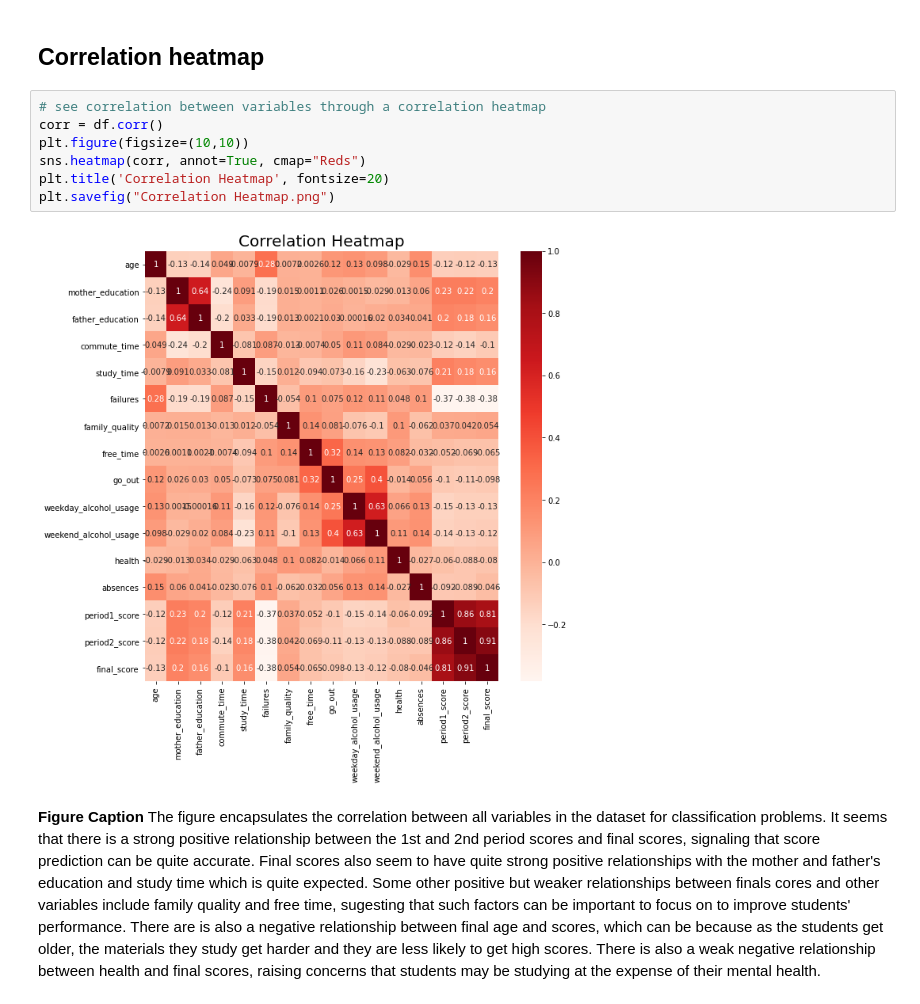
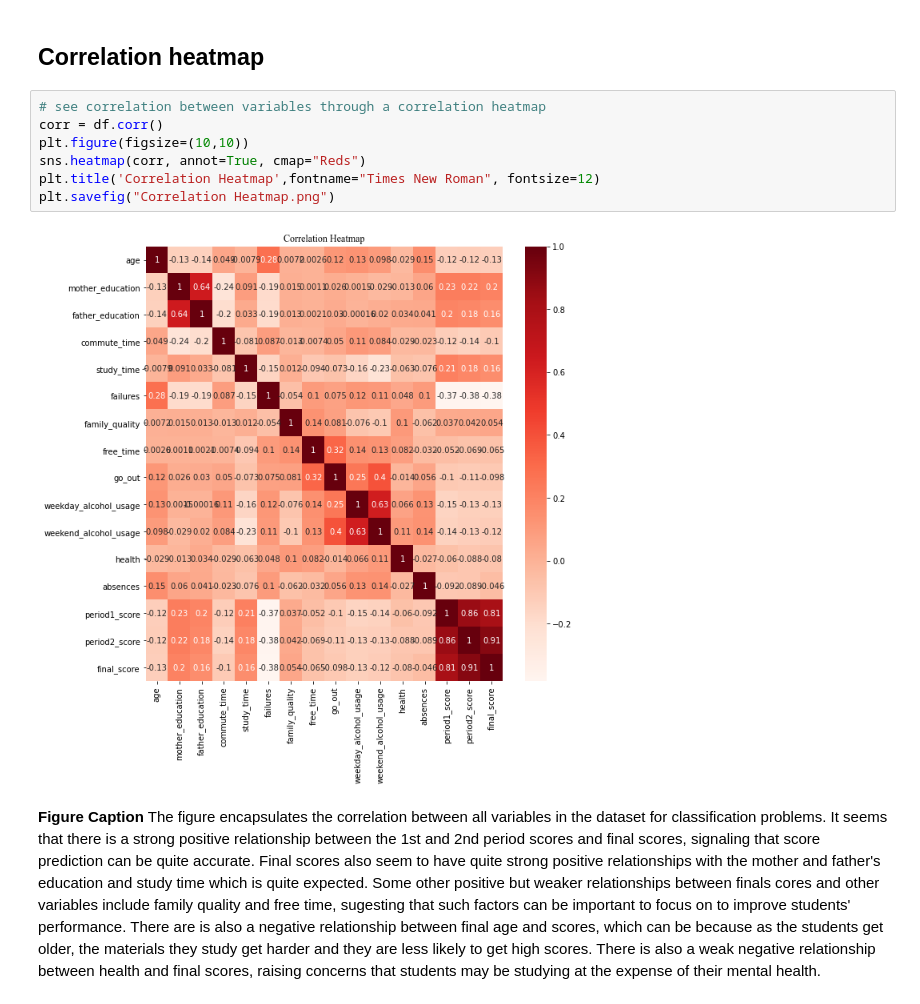
Before and after one commit to annieptba/data1030_project_-portugese-secondary-student-performance, a Jupyter notebook: src/midterm-annieptba.ipynb, the cells around one changed output. Cells and saved outputs as stored; diff of their text form.

```diff
--- a/src/midterm-annieptba.ipynb
+++ b/src/midterm-annieptba.ipynb
@@ -261,12 +263,12 @@ The figure encapsulates the relationship between all variables in the dataset fo
 # %%
 # see correlation between variables through a correlation heatmap
 corr = df.corr()
 plt.figure(figsize=(10,10))
 sns.heatmap(corr, annot=True, cmap="Reds")
-plt.title('Correlation Heatmap', fontsize=20)
+plt.title('Correlation Heatmap',fontname="Times New Roman", fontsize=12)
 plt.savefig("Correlation Heatmap.png")
 # %% [output]
-[figure, old version]
+[figure, new version]
 # %% [markdown]
 **Figure Caption**
 The figure encapsulates the correlation between all variables in the dataset for classification problems. It seems that there is a strong positive relationship between the 1st and 2nd period scores and final scores, signaling that score prediction can be quite accurate. Final scores also seem to have quite strong positive relationships with the mother and father's education and study time which is quite expected. Some other positive but weaker relationships between finals cores and other variables include family quality and free time, sugesting that such factors can be important to focus on to improve students' performance. There are is also a negative relationship between final age and scores, which can be because as the students get older, the materials they study get harder and they are less likely to get high scores. There is also a weak negative relationship between health and final scores, raising concerns that students may be studying at the expense of their mental health.
```
Also changed, not shown: parts of 17 cells of this notebook, 9 other files.
